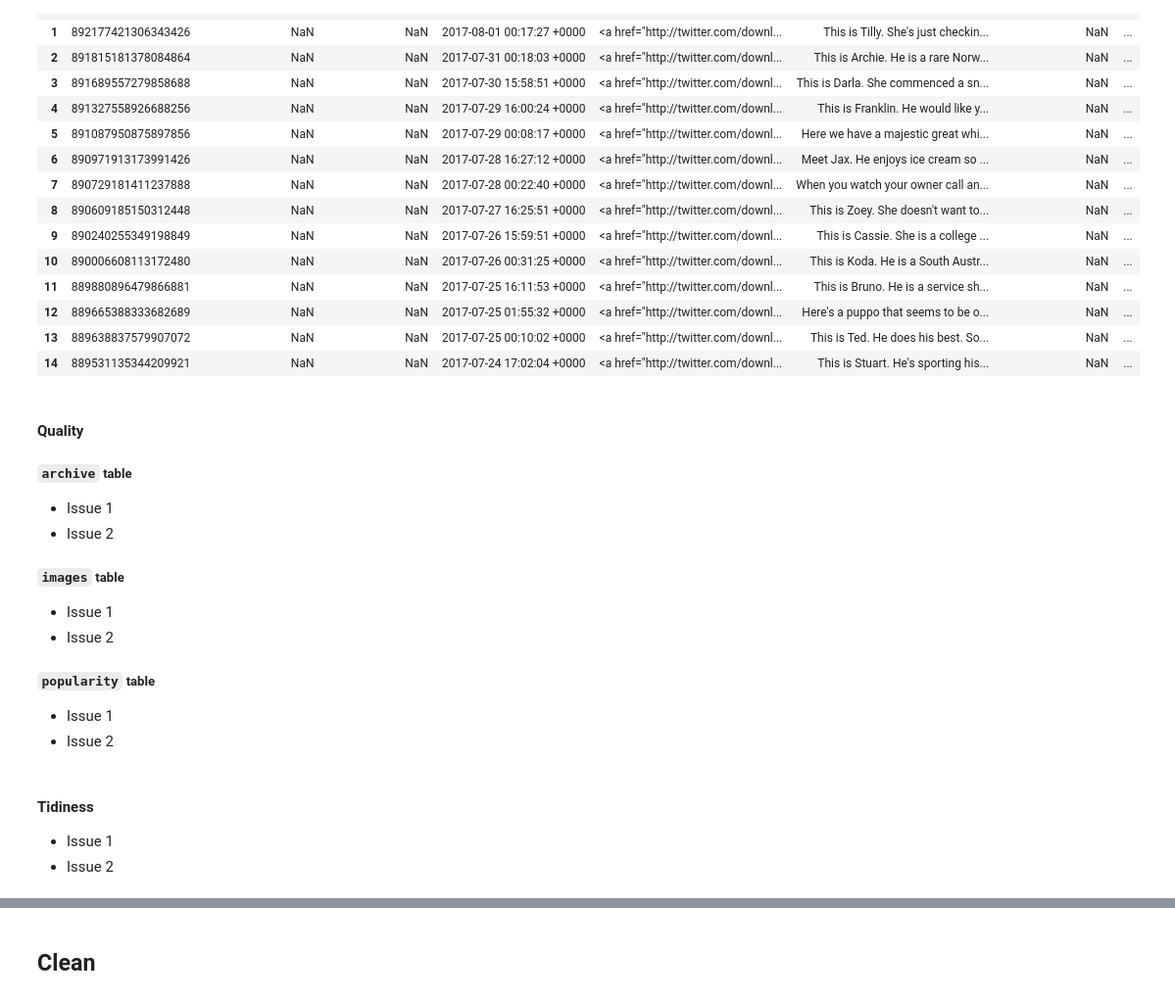
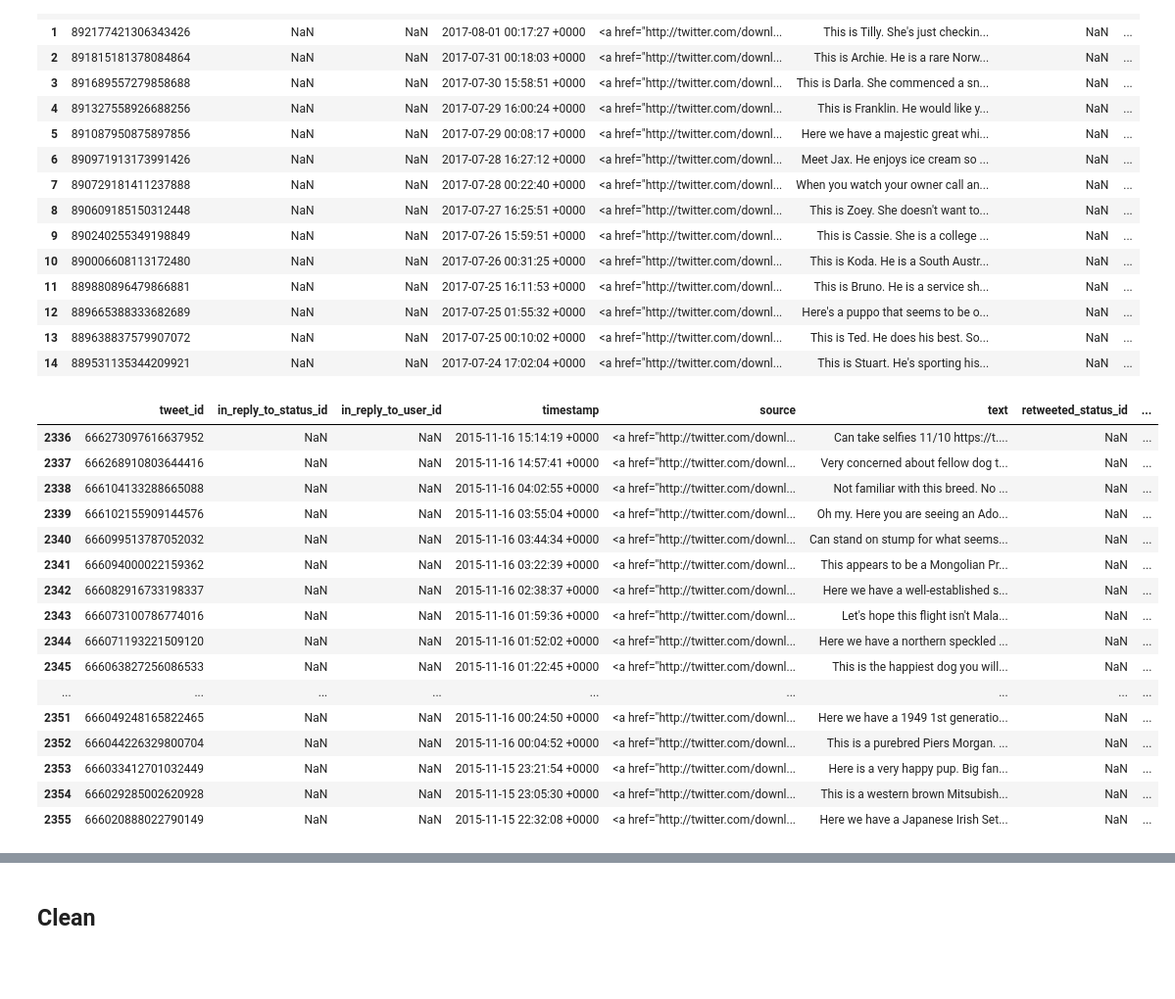
Before and after one commit to aaronbjohnson/WeRateDogs-Wrange-and-Analyze-Data, a Jupyter notebook: wrangle_act.ipynb, the cells around one changed output, grey strips where cells are left out. Shown at 98% size. Cells and saved outputs as stored; diff of their text form; code cells hidden in the pictures; blank space fills up the shorter version.

```diff
--- a/wrangle_act.ipynb
+++ b/wrangle_act.ipynb
@@ -212,20 +204,23 @@ archive.head(15)
 | 12 | 889665388333682689 | NaN | NaN | 2017-07-25 01:55:32 +0000 | <a href="http://twitter.com/downl... | Here's a puppo that seems to be o... | NaN | ... |
 | 13 | 889638837579907072 | NaN | NaN | 2017-07-25 00:10:02 +0000 | <a href="http://twitter.com/downl... | This is Ted. He does his best. So... | NaN | ... |
 | 14 | 889531135344209921 | NaN | NaN | 2017-07-24 17:02:04 +0000 | <a href="http://twitter.com/downl... | This is Stuart. He's sporting his... | NaN | ... |
-# %% [markdown]
-#### Quality
-##### `archive` table
-- Issue 1
-- Issue 2
-
-##### `images` table
-- Issue 1
-- Issue 2
-
-##### `popularity` table
-- Issue 1
-- Issue 2
-# %% [markdown]
-#### Tidiness
-- Issue 1
-- Issue 2
+# %%
+archive.tail(20)
+# %% [output]
+|  | tweet_id | in_reply_to_status_id | in_reply_to_user_id | timestamp | source | text | retweeted_status_id | ... |
+| 2336 | 666273097616637952 | NaN | NaN | 2015-11-16 15:14:19 +0000 | <a href="http://twitter.com/downl... | Can take selfies 11/10 https://t.... | NaN | ... |
+| 2337 | 666268910803644416 | NaN | NaN | 2015-11-16 14:57:41 +0000 | <a href="http://twitter.com/downl... | Very concerned about fellow dog t... | NaN | ... |
+| 2338 | 666104133288665088 | NaN | NaN | 2015-11-16 04:02:55 +0000 | <a href="http://twitter.com/downl... | Not familiar with this breed. No ... | NaN | ... |
+| 2339 | 666102155909144576 | NaN | NaN | 2015-11-16 03:55:04 +0000 | <a href="http://twitter.com/downl... | Oh my. Here you are seeing an Ado... | NaN | ... |
+| 2340 | 666099513787052032 | NaN | NaN | 2015-11-16 03:44:34 +0000 | <a href="http://twitter.com/downl... | Can stand on stump for what seems... | NaN | ... |
+| 2341 | 666094000022159362 | NaN | NaN | 2015-11-16 03:22:39 +0000 | <a href="http://twitter.com/downl... | This appears to be a Mongolian Pr... | NaN | ... |
+| 2342 | 666082916733198337 | NaN | NaN | 2015-11-16 02:38:37 +0000 | <a href="http://twitter.com/downl... | Here we have a well-established s... | NaN | ... |
+| 2343 | 666073100786774016 | NaN | NaN | 2015-11-16 01:59:36 +0000 | <a href="http://twitter.com/downl... | Let's hope this flight isn't Mala... | NaN | ... |
+| 2344 | 666071193221509120 | NaN | NaN | 2015-11-16 01:52:02 +0000 | <a href="http://twitter.com/downl... | Here we have a northern speckled ... | NaN | ... |
+| 2345 | 666063827256086533 | NaN | NaN | 2015-11-16 01:22:45 +0000 | <a href="http://twitter.com/downl... | This is the happiest dog you will... | NaN | ... |
+| ... | ... | ... | ... | ... | ... | ... | ... | ... |
+| 2351 | 666049248165822465 | NaN | NaN | 2015-11-16 00:24:50 +0000 | <a href="http://twitter.com/downl... | Here we have a 1949 1st generatio... | NaN | ... |
+| 2352 | 666044226329800704 | NaN | NaN | 2015-11-16 00:04:52 +0000 | <a href="http://twitter.com/downl... | This is a purebred Piers Morgan. ... | NaN | ... |
+| 2353 | 666033412701032449 | NaN | NaN | 2015-11-15 23:21:54 +0000 | <a href="http://twitter.com/downl... | Here is a very happy pup. Big fan... | NaN | ... |
+| 2354 | 666029285002620928 | NaN | NaN | 2015-11-15 23:05:30 +0000 | <a href="http://twitter.com/downl... | This is a western brown Mitsubish... | NaN | ... |
+| 2355 | 666020888022790149 | NaN | NaN | 2015-11-15 22:32:08 +0000 | <a href="http://twitter.com/downl... | Here we have a Japanese Irish Set... | NaN | ... |
```
Also changed, not shown: parts of 58 cells of this notebook.
